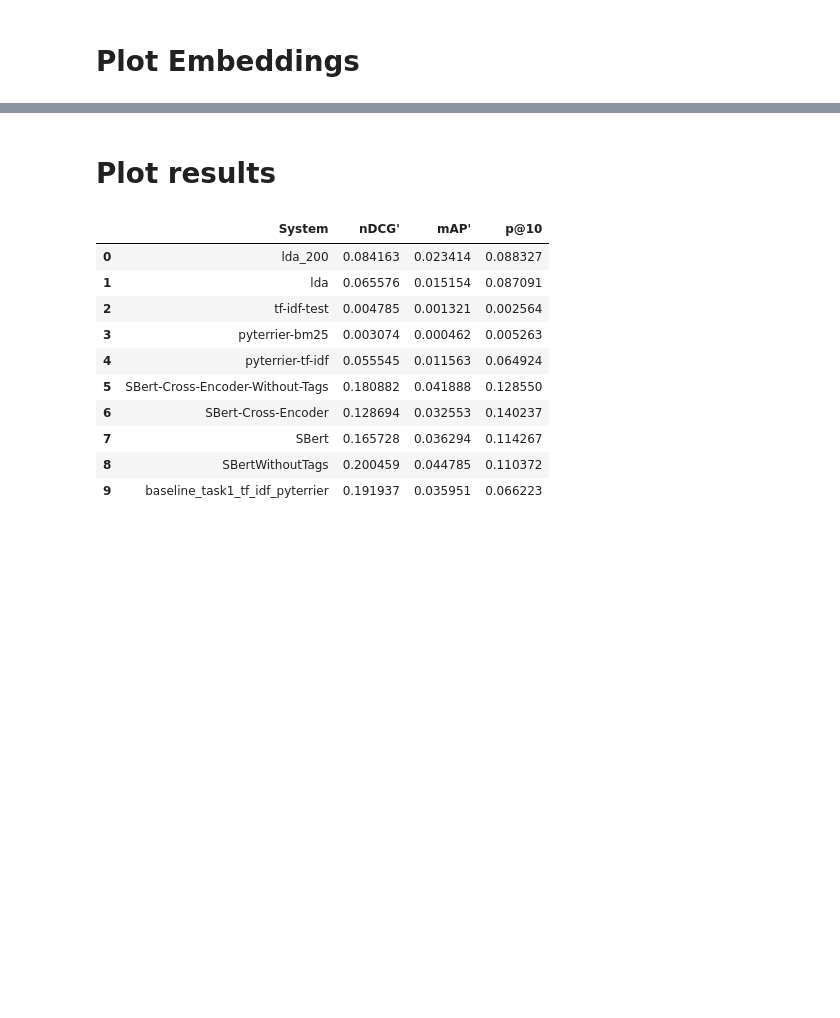
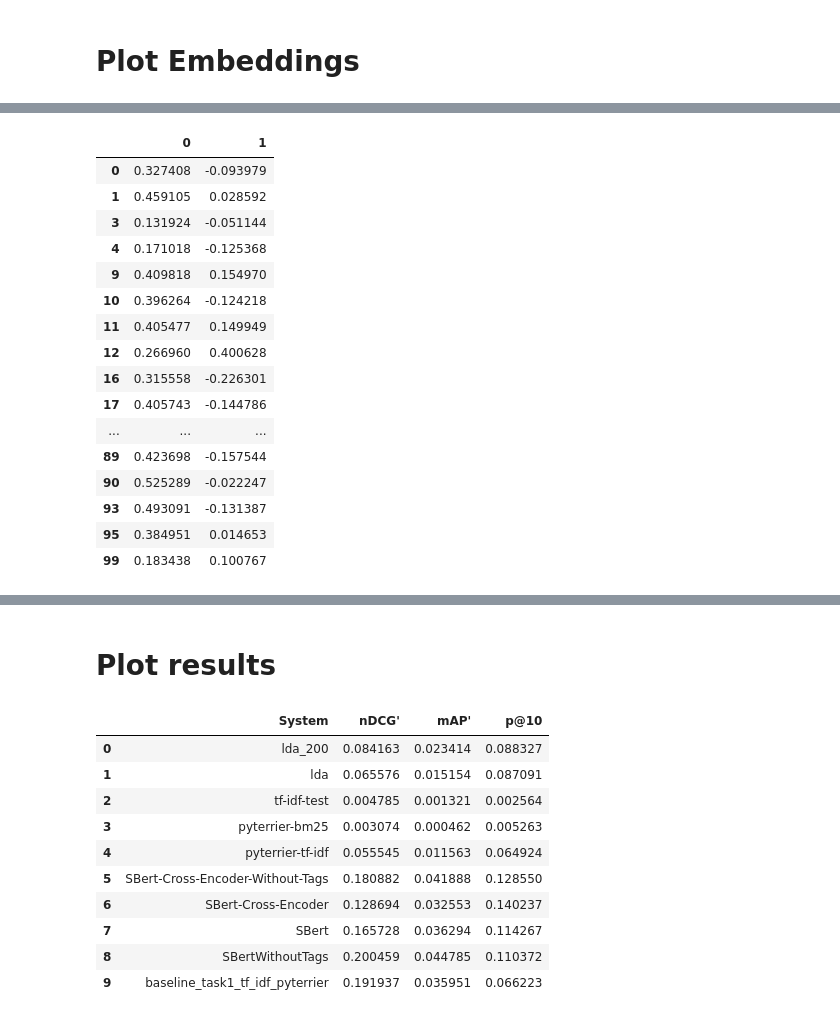
Before and after one commit to Niklas-23/information-retrieval, a Jupyter notebook: notebooks/results.ipynb, the cells around one changed output, grey strips where cells are left out. Cells and saved outputs as stored; diff of their text form; code cells hidden in the pictures; blank space fills up the shorter version.

```diff
--- a/notebooks/results.ipynb
+++ b/notebooks/results.ipynb
@@ -41,3 +71,27 @@ with_tags_transformed
 1020585 rows × 2 columns
+# %%
+topics_with_tags_with_eq = topics_transformed.iloc[with_eq]
+topics_with_tags_without_eq = topics_transformed.iloc[without_eq]
+topics_without_tags_with_eq = topics_without_tags_transformed.iloc[with_eq]
+topics_without_tags_without_eq = topics_without_tags_transformed.iloc[without_eq]
+topics_with_tags_with_eq
+# %% [output]
+|  | 0 | 1 |
+| 0 | 0.327408 | -0.093979 |
+| 1 | 0.459105 | 0.028592 |
+| 3 | 0.131924 | -0.051144 |
+| 4 | 0.171018 | -0.125368 |
+| 9 | 0.409818 | 0.154970 |
+| 10 | 0.396264 | -0.124218 |
+| 11 | 0.405477 | 0.149949 |
+| 12 | 0.266960 | 0.400628 |
+| 16 | 0.315558 | -0.226301 |
+| 17 | 0.405743 | -0.144786 |
+| ... | ... | ... |
+| 89 | 0.423698 | -0.157544 |
+| 90 | 0.525289 | -0.022247 |
+| 93 | 0.493091 | -0.131387 |
+| 95 | 0.384951 | 0.014653 |
+| 99 | 0.183438 | 0.100767 |
 # %%
 plt.scatter(with_tags_transformed[0], with_tags_transformed[1], label="Documents", c="lightgreen")
```
Also changed, not shown: parts of 5 cells of this notebook, 2 other files.
